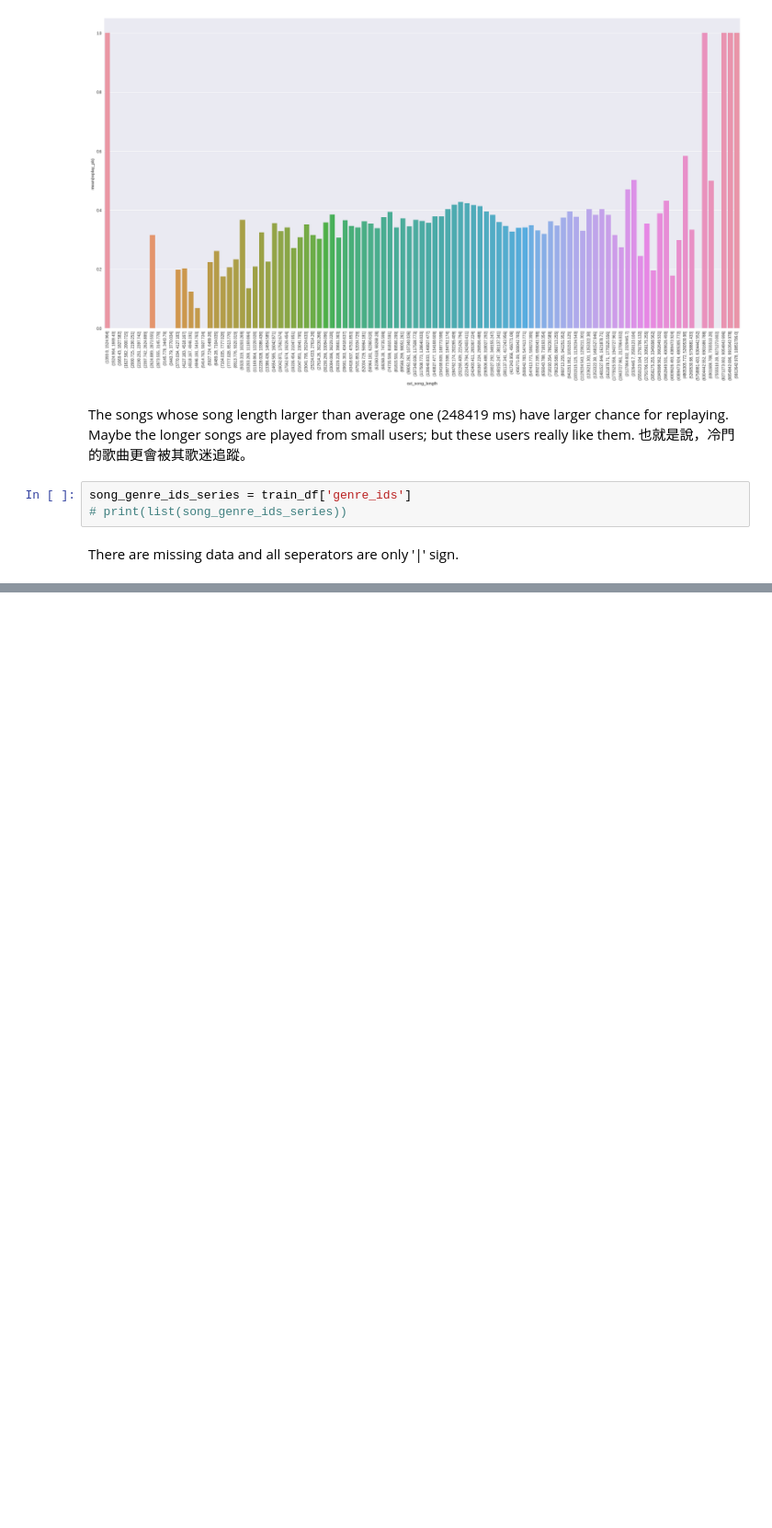
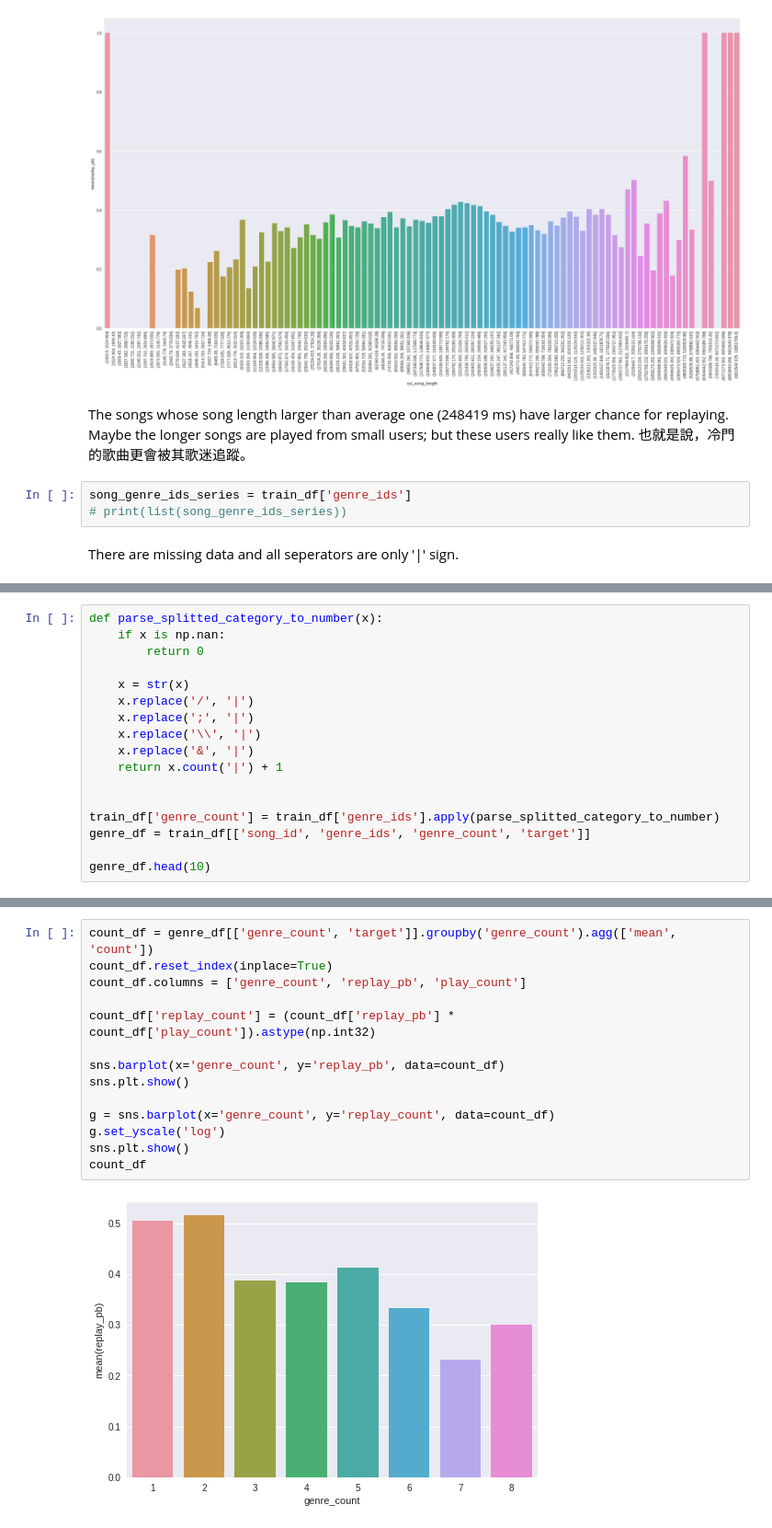
Before and after one commit to dsmilab/WSDM2018-KKBox-MRC, a Jupyter notebook: exploration_song.ipynb, the cells around one changed output, grey strips where cells are left out. Shown at 92% size. Drawn from its saved outputs; the diff is of its cells as text; blank space fills up the shorter version.

```diff
--- a/exploration_song.ipynb
+++ b/exploration_song.ipynb
@@ -140,0 +138,17 @@ There are missing data and all seperators are only '|' sign.
+# %%
+def parse_splitted_category_to_number(x):
+    if x is np.nan:
+        return 0
+
+    x = str(x)
+    x.replace('/', '|')
+    x.replace(';', '|')
+    x.replace('\\', '|')
+    x.replace('&', '|')
+    return x.count('|') + 1
+
+
+train_df['genre_count'] = train_df['genre_ids'].apply(parse_splitted_category_to_number)
+genre_df = train_df[['song_id', 'genre_ids', 'genre_count', 'target']]
+
+genre_df.head(10)
@@ -140,0 +167,16 @@ There are missing data and all seperators are only '|' sign.
+# %%
+count_df = genre_df[['genre_count', 'target']].groupby('genre_count').agg(['mean', 'count'])
+count_df.reset_index(inplace=True)
+count_df.columns = ['genre_count', 'replay_pb', 'play_count']
+
+count_df['replay_count'] = (count_df['replay_pb'] * count_df['play_count']).astype(np.int32)
+
+sns.barplot(x='genre_count', y='replay_pb', data=count_df)
+sns.plt.show()
+
+g = sns.barplot(x='genre_count', y='replay_count', data=count_df)
+g.set_yscale('log')
+sns.plt.show()
+count_df
+# %% [output]
+[figure, added]
```
Also changed, not shown: parts of 6 cells of this notebook.
